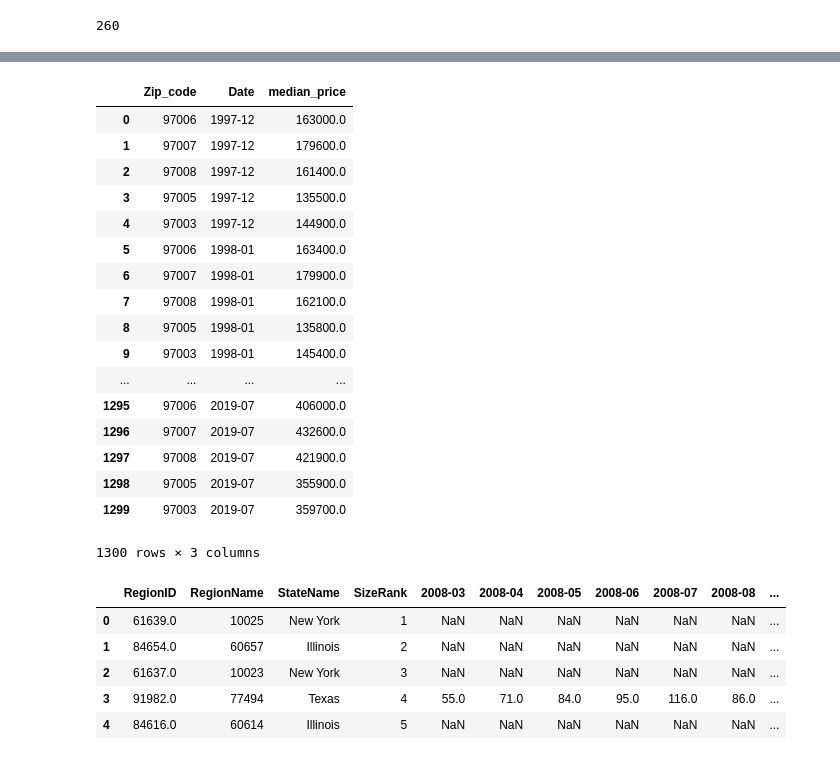
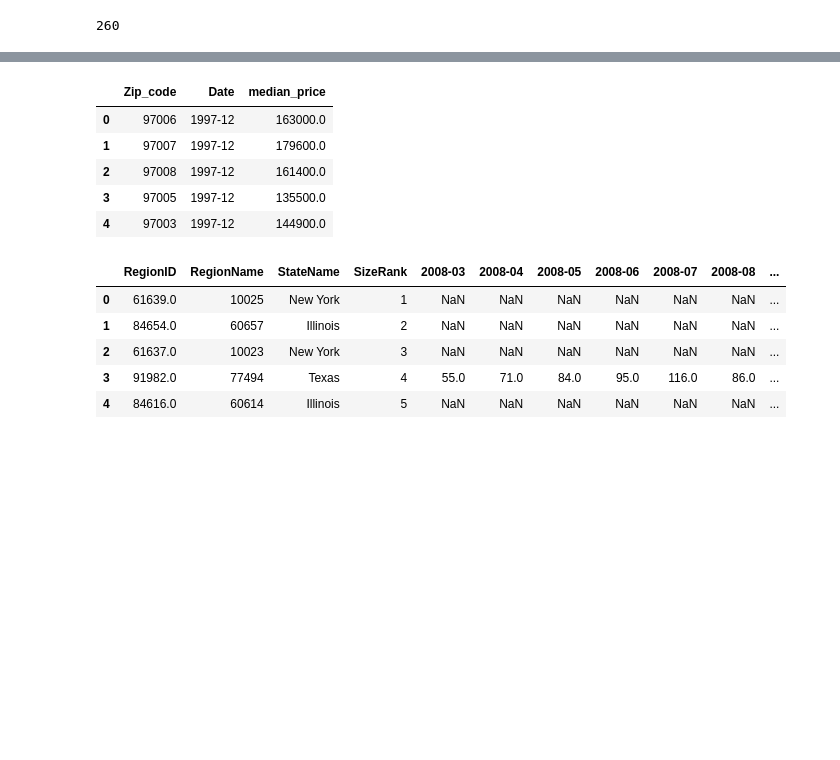
Before and after one commit to meharperjr/etlproject, a Jupyter notebook: z_hist_filter.ipynb, the cells around one changed output, grey strips where cells are left out. Drawn from its saved outputs; the diff is of its cells as text; code cells hidden in the pictures; blank space fills up the shorter version.

```diff
--- a/z_hist_filter.ipynb
+++ b/z_hist_filter.ipynb
@@ -216,25 +180,13 @@ melt_df.set_index('RegionName')
 # %%
 clean = melt_df.rename(columns={'RegionName':'Zip_code','variable':'Date','value':'median_price'})
-clean
+clean.head()
 # %% [output]
 |  | Zip_code | Date | median_price |
 | 0 | 97006 | 1997-12 | 163000.0 |
 | 1 | 97007 | 1997-12 | 179600.0 |
 | 2 | 97008 | 1997-12 | 161400.0 |
 | 3 | 97005 | 1997-12 | 135500.0 |
 | 4 | 97003 | 1997-12 | 144900.0 |
-| 5 | 97006 | 1998-01 | 163400.0 |
-| 6 | 97007 | 1998-01 | 179900.0 |
-| 7 | 97008 | 1998-01 | 162100.0 |
-| 8 | 97005 | 1998-01 | 135800.0 |
-| 9 | 97003 | 1998-01 | 145400.0 |
-| ... | ... | ... | ... |
-| 1295 | 97006 | 2019-07 | 406000.0 |
-| 1296 | 97007 | 2019-07 | 432600.0 |
-| 1297 | 97008 | 2019-07 | 421900.0 |
-| 1298 | 97005 | 2019-07 | 355900.0 |
-| 1299 | 97003 | 2019-07 | 359700.0 |
-1300 rows × 3 columns
 # %%
 clean.to_csv("resources/zip_median_1996_2019.csv")
 # %%
```
Also changed, not shown: parts of 7 cells of this notebook, 1 other file.
